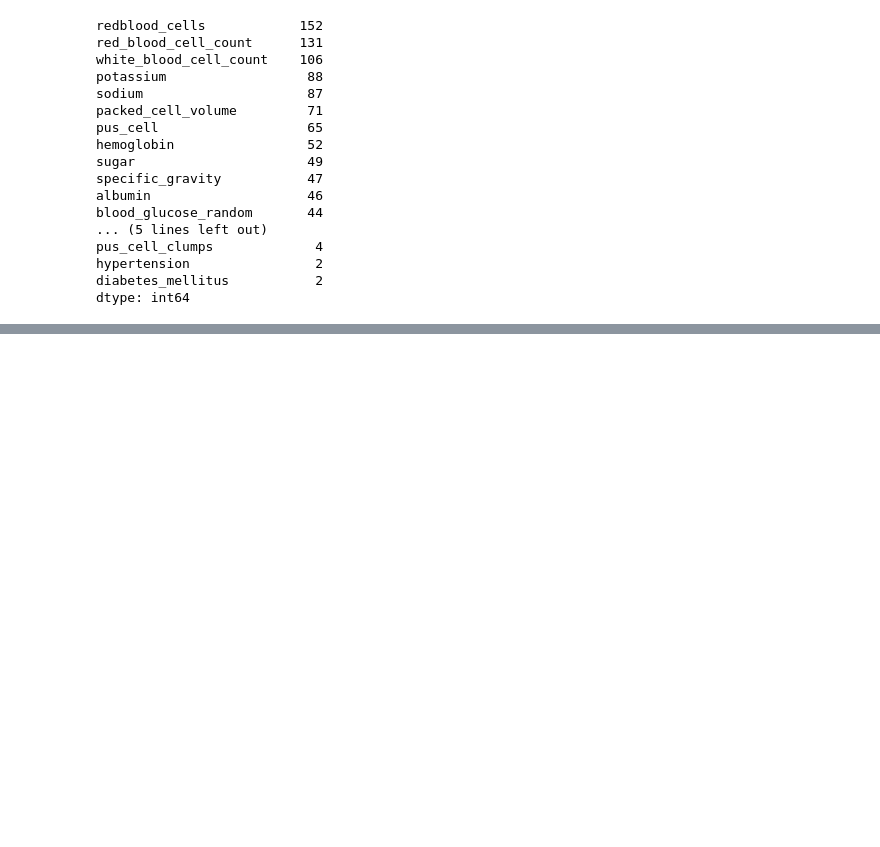
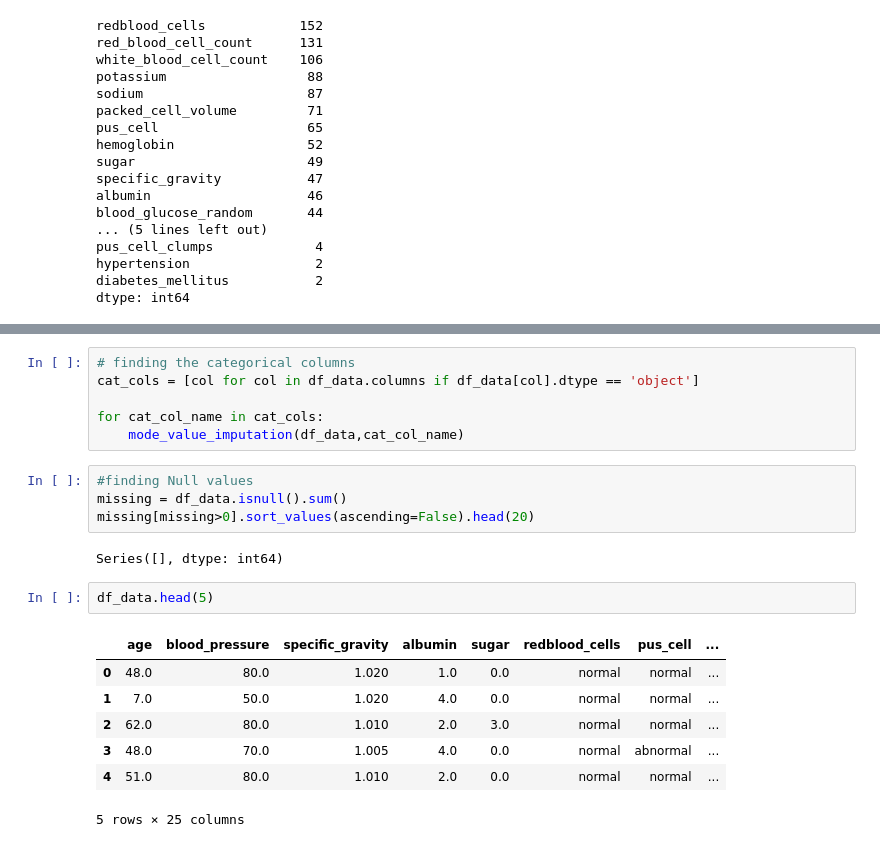
Before and after one commit to blockdeveloper25/chronic_disease, a Jupyter notebook: chronic_class.ipynb, the cells around one changed output, grey strips where cells are left out. Drawn from its saved outputs; the diff is of its cells as text; blank space fills up the shorter version.

```diff
--- a/chronic_class.ipynb
+++ b/chronic_class.ipynb
@@ -138,0 +152,22 @@ def mode_value_imputation(df_data,column):
+# %%
+# finding the categorical columns
+cat_cols = [col for col in df_data.columns if df_data[col].dtype == 'object']
+
+for cat_col_name in cat_cols:
+    mode_value_imputation(df_data,cat_col_name)
+# %%
+#finding Null values
+missing = df_data.isnull().sum()
+missing[missing>0].sort_values(ascending=False).head(20)
+# %% [output]
+Series([], dtype: int64)
+# %%
+df_data.head(5)
+# %% [output]
+|  | age | blood_pressure | specific_gravity | albumin | sugar | redblood_cells | pus_cell | ... |
+| 0 | 48.0 | 80.0 | 1.020 | 1.0 | 0.0 | normal | normal | ... |
+| 1 | 7.0 | 50.0 | 1.020 | 4.0 | 0.0 | normal | normal | ... |
+| 2 | 62.0 | 80.0 | 1.010 | 2.0 | 3.0 | normal | normal | ... |
+| 3 | 48.0 | 70.0 | 1.005 | 4.0 | 0.0 | normal | abnormal | ... |
+| 4 | 51.0 | 80.0 | 1.010 | 2.0 | 0.0 | normal | normal | ... |
+5 rows × 25 columns
```
Also changed, not shown: parts of 19 cells of this notebook.
